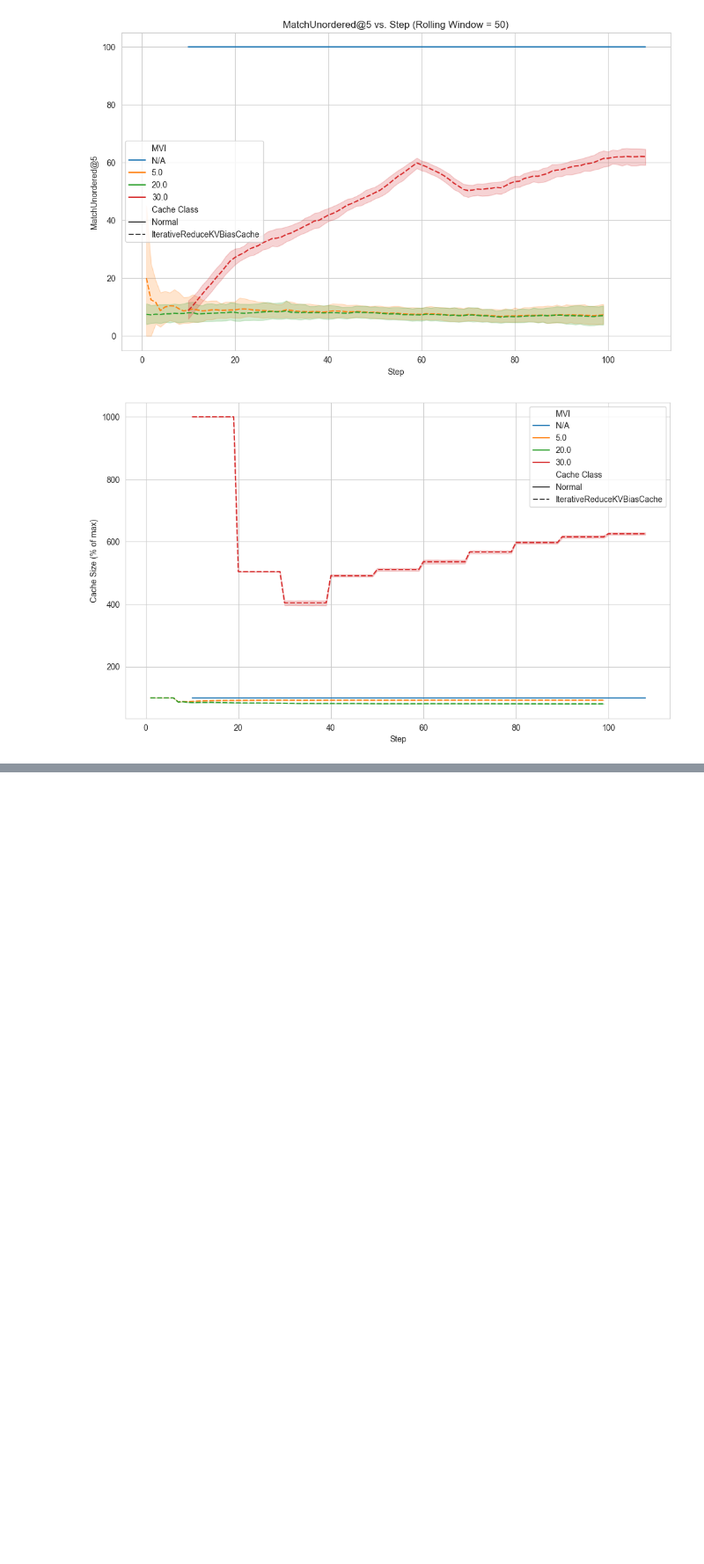
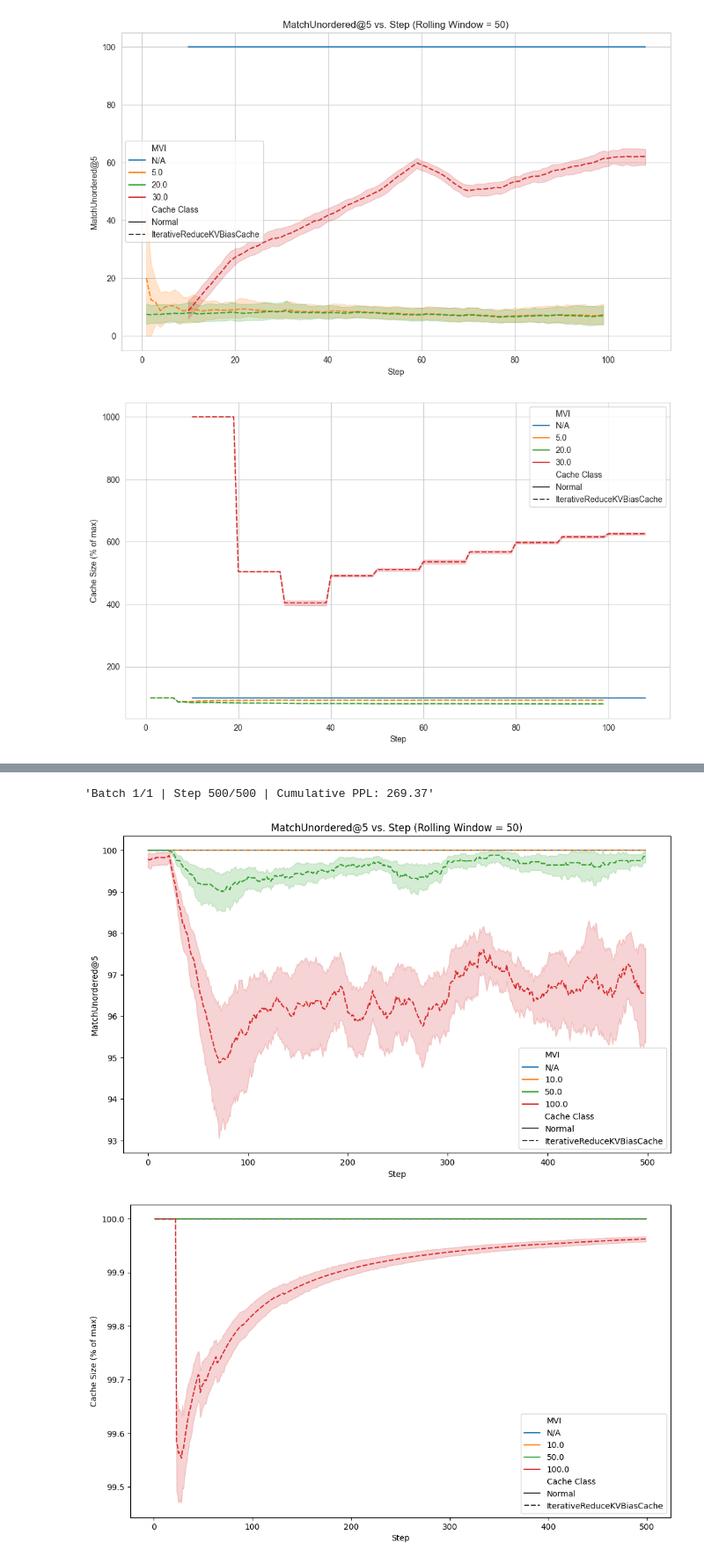
Before and after one commit to ViktorooReps/kv-cache-reduction, a Jupyter notebook: experiment.ipynb, the cells around one changed output, grey strips where cells are left out. Shown at 88% size. Saved outputs shown, nothing was run; the diff lists cells and outputs as text; code cells hidden in the pictures; blank space fills up the shorter version.

```diff
--- a/experiment.ipynb
+++ b/experiment.ipynb
@@ -424,7 +426,11 @@ plot_cache(results_cache)
 # %%
-res, resc = stepwise_perplexity(model_mod, tokenizer, texts, gold=gold, cache_impl=lambda: ModifiedCache(max_mvi=30.0))
+res, resc = stepwise_perplexity(model_mod, tokenizer, texts, gold=gold, cache_impl=lambda: ModifiedCache(mvi=100.0))
 results += res
 results_cache += resc
-plot(results, target="MatchUnordered@5")
+plot(results, target="MatchUnordered@5", rolling_window=ROLLING_WINDOW)
 plot_cache(results_cache)
+# %% [output]
+'Batch 1/1 | Step 500/500 | Cumulative PPL: 269.37'
+[figure, added]
+[figure, added]
 # %%
```
Also changed, not shown: parts of 24 cells of this notebook, 1 other file.
